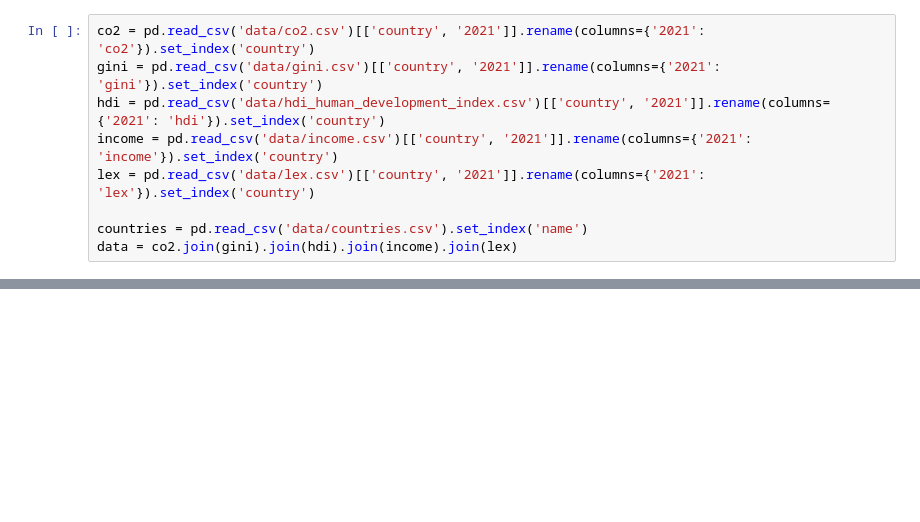
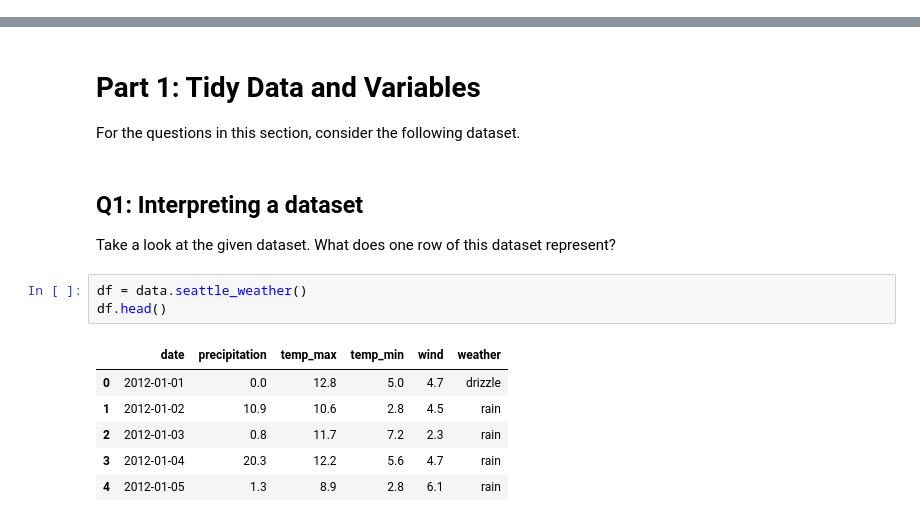
Before and after one commit to gabehope/DataViz, a Jupyter notebook: modules/00-Introduction/assignments/quiz0-introduction.ipynb, the cells around one changed output, grey strips where cells are left out. Drawn from its saved outputs; the diff is of its cells as text; blank space fills up the shorter version.

```diff
--- a/modules/02-Multiple-variables/assignments/quiz2-multi-variable.ipynb
+++ b/modules/00-Introduction/assignments/quiz0-introduction.ipynb
@@ -55,9 +0,0 @@ Below we provide 2 datasets also from the Gapminder organization. The first `cou
-# %%
-co2 = pd.read_csv('data/co2.csv')[['country', '2021']].rename(columns={'2021': 'co2'}).set_index('country')
-gini = pd.read_csv('data/gini.csv')[['country', '2021']].rename(columns={'2021': 'gini'}).set_index('country')
-hdi = pd.read_csv('data/hdi_human_development_index.csv')[['country', '2021']].rename(columns={'2021': 'hdi'}).set_index('country')
-income = pd.read_csv('data/income.csv')[['country', '2021']].rename(columns={'2021': 'income'}).set_index('country')
-lex = pd.read_csv('data/lex.csv')[['country', '2021']].rename(columns={'2021': 'lex'}).set_index('country')
-
-countries = pd.read_csv('data/countries.csv').set_index('name')
-data = co2.join(gini).join(hdi).join(income).join(lex)
@@ -547,0 +11,18 @@ gggrid([scatter, density, line])
+# %% [markdown]
+# Part 1: Tidy Data and Variables
+
+For the questions in this section, consider the following dataset.
+# %% [markdown]
+## Q1: Interpreting a dataset
+
+Take a look at the given dataset. What does one row of this dataset represent?
+# %%
+df = data.seattle_weather()
+df.head()
+# %% [output]
+|  | date | precipitation | temp_max | temp_min | wind | weather |
+| 0 | 2012-01-01 | 0.0 | 12.8 | 5.0 | 4.7 | drizzle |
+| 1 | 2012-01-02 | 10.9 | 10.6 | 2.8 | 4.5 | rain |
+| 2 | 2012-01-03 | 0.8 | 11.7 | 7.2 | 2.3 | rain |
+| 3 | 2012-01-04 | 20.3 | 12.2 | 5.6 | 4.7 | rain |
+| 4 | 2012-01-05 | 1.3 | 8.9 | 2.8 | 6.1 | rain |
```
Also changed, not shown: parts of 38 cells of this notebook, 23 other files.
